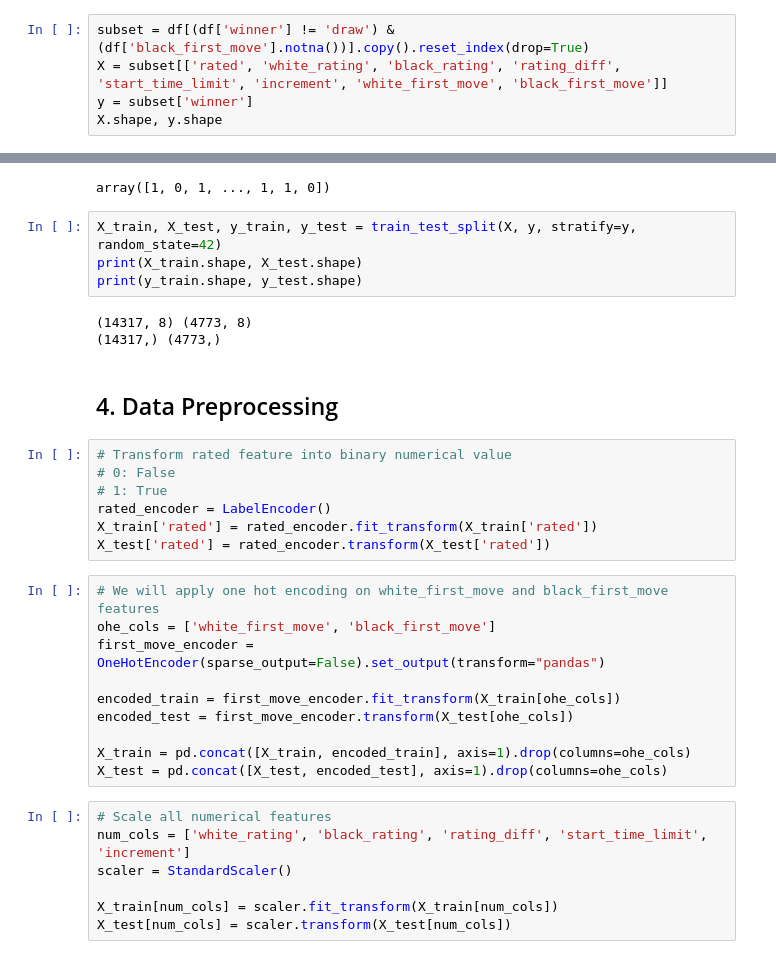
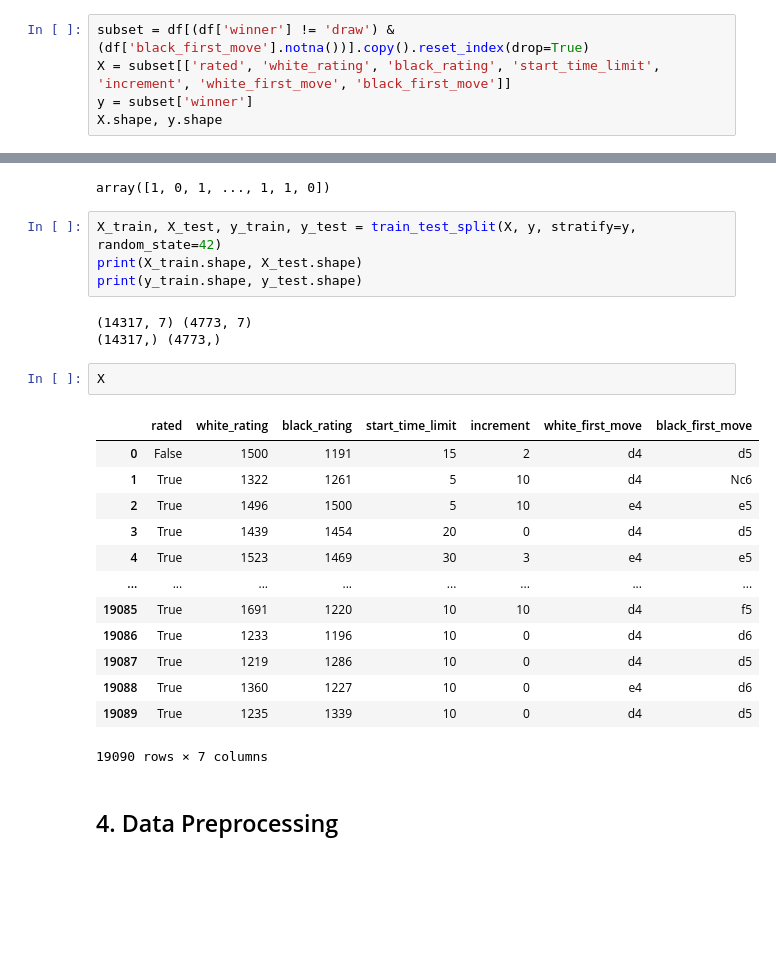
Before and after one commit to ParunNg/Chess-Winning-Rate-Prediction, a Jupyter notebook: chess_games.ipynb, the cells around one changed output, grey strips where cells are left out. Cells and saved outputs as stored; diff of their text form; blank space fills up the shorter version.

```diff
--- a/chess_games.ipynb
+++ b/chess_games.ipynb
@@ -316,7 +321,7 @@ Features should include all metagame data such as player ratings, start time lim
 Features should exclude post-match data such as number of turns and victory status.
 # %%
 subset = df[(df['winner'] != 'draw') & (df['black_first_move'].notna())].copy().reset_index(drop=True)
-X = subset[['rated', 'white_rating', 'black_rating', 'rating_diff', 'start_time_limit', 'increment', 'white_first_move', 'black_first_move']]
+X = subset[['rated', 'white_rating', 'black_rating', 'start_time_limit', 'increment', 'white_first_move', 'black_first_move']]
 y = subset['winner']
 X.shape, y.shape
 # %% [output]
@@ -336,31 +341,23 @@ X_train, X_test, y_train, y_test = train_test_split(X, y, stratify=y, random_sta
 print(X_train.shape, X_test.shape)
 print(y_train.shape, y_test.shape)
 # %% [output]
-(14317, 8) (4773, 8)
+(14317, 7) (4773, 7)
 (14317,) (4773,)
+# %%
+X
+# %% [output]
+|  | rated | white_rating | black_rating | start_time_limit | increment | white_first_move | black_first_move |
+| 0 | False | 1500 | 1191 | 15 | 2 | d4 | d5 |
+| 1 | True | 1322 | 1261 | 5 | 10 | d4 | Nc6 |
+| 2 | True | 1496 | 1500 | 5 | 10 | e4 | e5 |
+| 3 | True | 1439 | 1454 | 20 | 0 | d4 | d5 |
+| 4 | True | 1523 | 1469 | 30 | 3 | e4 | e5 |
+| ... | ... | ... | ... | ... | ... | ... | ... |
+| 19085 | True | 1691 | 1220 | 10 | 10 | d4 | f5 |
+| 19086 | True | 1233 | 1196 | 10 | 0 | d4 | d6 |
+| 19087 | True | 1219 | 1286 | 10 | 0 | d4 | d5 |
+| 19088 | True | 1360 | 1227 | 10 | 0 | e4 | d6 |
+| 19089 | True | 1235 | 1339 | 10 | 0 | d4 | d5 |
+19090 rows × 7 columns
 # %% [markdown]
 ## 4. Data Preprocessing
-# %%
-# Transform rated feature into binary numerical value
-# 0: False
-# 1: True
-rated_encoder = LabelEncoder()
-X_train['rated'] = rated_encoder.fit_transform(X_train['rated'])
-X_test['rated'] = rated_encoder.transform(X_test['rated'])
-# %%
-# We will apply one hot encoding on white_first_move and black_first_move features
-ohe_cols = ['white_first_move', 'black_first_move']
-first_move_encoder = OneHotEncoder(sparse_output=False).set_output(transform="pandas")
-
-encoded_train = first_move_encoder.fit_transform(X_train[ohe_cols])
-encoded_test = first_move_encoder.transform(X_test[ohe_cols])
-
-X_train = pd.concat([X_train, encoded_train], axis=1).drop(columns=ohe_cols)
-X_test = pd.concat([X_test, encoded_test], axis=1).drop(columns=ohe_cols)
-# %%
-# Scale all numerical features
-num_cols = ['white_rating', 'black_rating', 'rating_diff', 'start_time_limit', 'increment']
-scaler = StandardScaler()
-
-X_train[num_cols] = scaler.fit_transform(X_train[num_cols])
-X_test[num_cols] = scaler.transform(X_test[num_cols])
```
Also changed, not shown: parts of 24 cells of this notebook, 1 other file.
